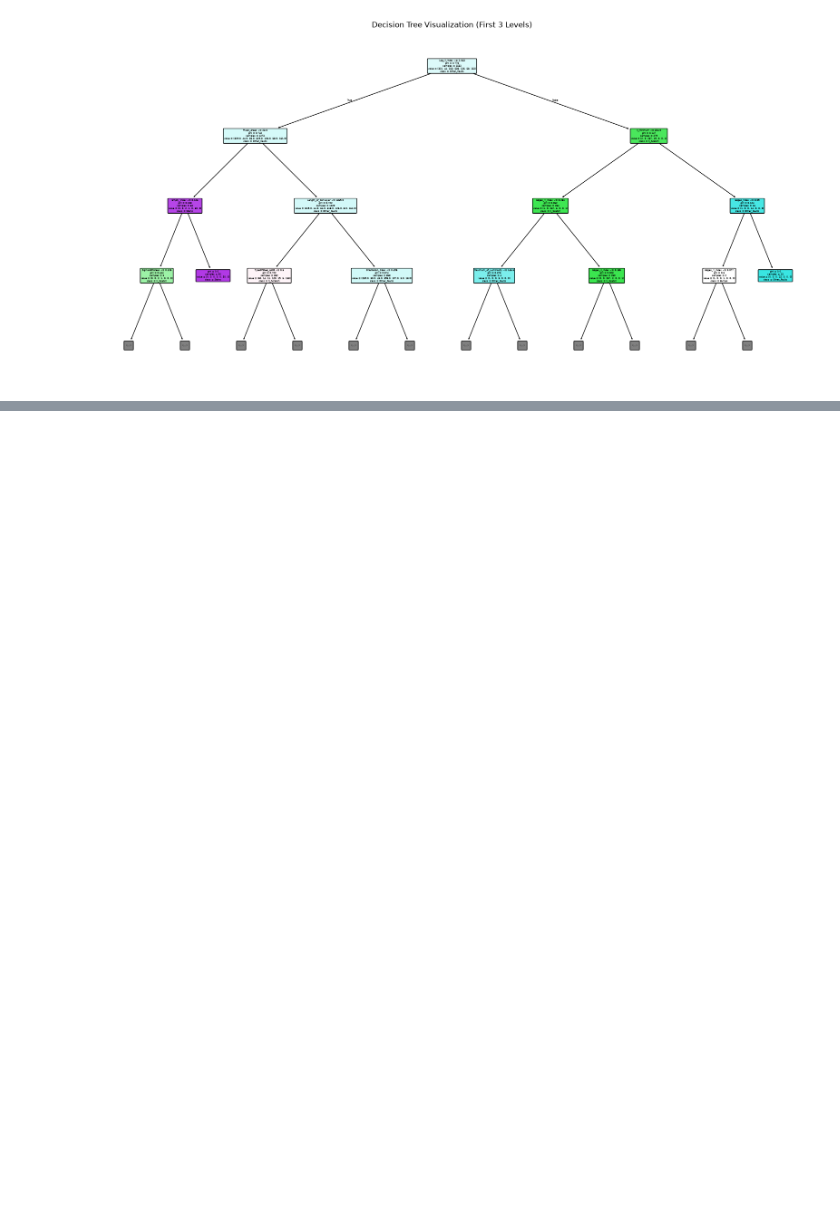
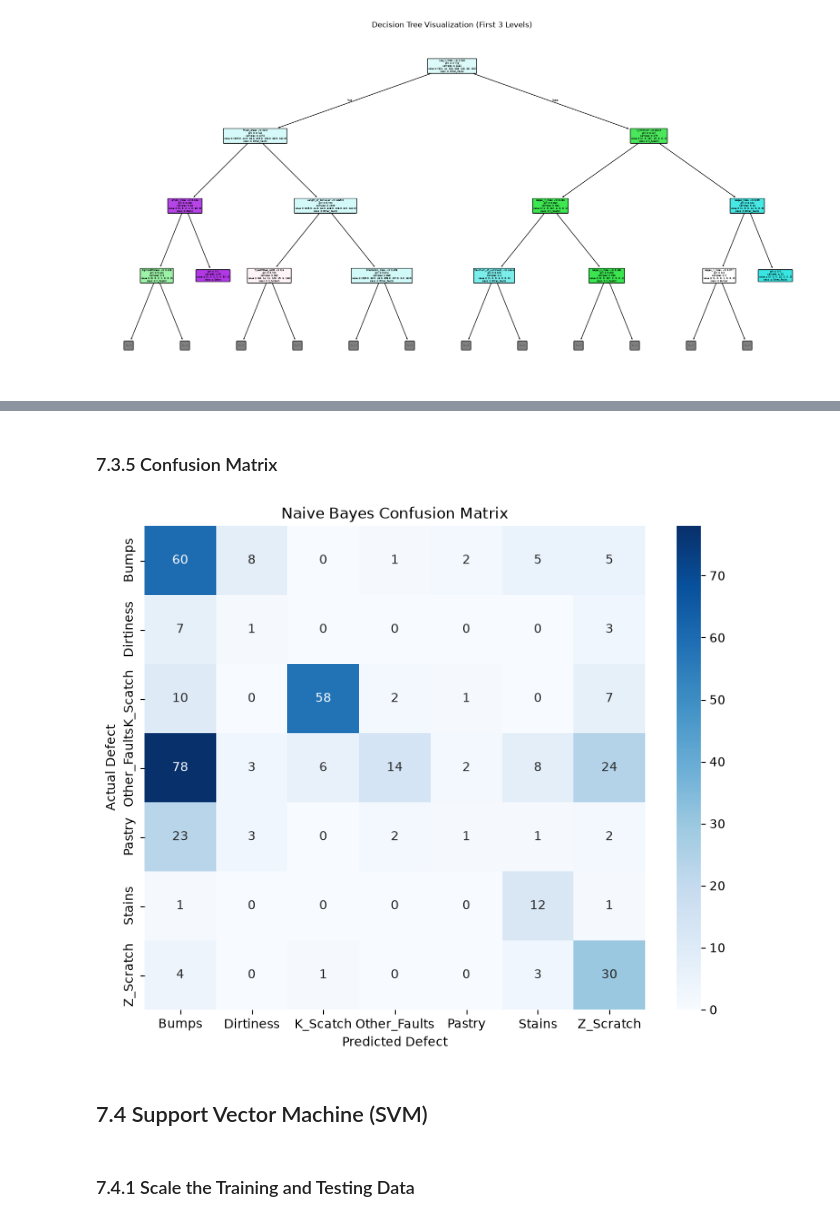
Before and after one commit to fardinfaruqi/steel-plate-quality-control, a Jupyter notebook: notebooks/steel_plate_quality_control.ipynb, the cells around one changed output, grey strips where cells are left out. Cells and saved outputs as stored; diff of their text form; code cells hidden in the pictures; blank space fills up the shorter version.

```diff
--- a/notebooks/steel_plate_quality_control.ipynb
+++ b/notebooks/steel_plate_quality_control.ipynb
@@ -852,0 +860,9 @@ plt.show()
+# %%
+# Create Gaussian Naive Bayes model
+
+naive_bayes = GaussianNB()
+
+# Train the model
+naive_bayes.fit(X_train, y_train)
+
+print("Naive Bayes training completed.")
@@ -852,0 +873,7 @@ plt.show()
+# %%
+# Make predictions on the test set
+
+y_pred_nb = naive_bayes.predict(X_test)
+
+print("Predictions generated successfully.")
+print("Number of predictions:", len(y_pred_nb))
@@ -852,0 +922,29 @@ plt.show()
+# %% [markdown]
+### 7.3.5 Confusion Matrix
+# %%
+# Naive Bayes Confusion Matrix
+
+cm_nb = confusion_matrix(y_test, y_pred_nb)
+
+plt.figure(figsize=(9, 7))
+
+sns.heatmap(
+    cm_nb,
+    annot=True,
+    fmt="d",
+    cmap="Blues",
+    xticklabels=naive_bayes.classes_,
+    yticklabels=naive_bayes.classes_
+)
+
+plt.title("Naive Bayes Confusion Matrix")
+plt.xlabel("Predicted Defect")
+plt.ylabel("Actual Defect")
+
+plt.show()
+# %% [output]
+[figure, added]
+# %% [markdown]
+## 7.4 Support Vector Machine (SVM)
+# %% [markdown]
+### 7.4.1 Scale the Training and Testing Data
```
Also changed, not shown: parts of 102 cells of this notebook, 1 other file.
